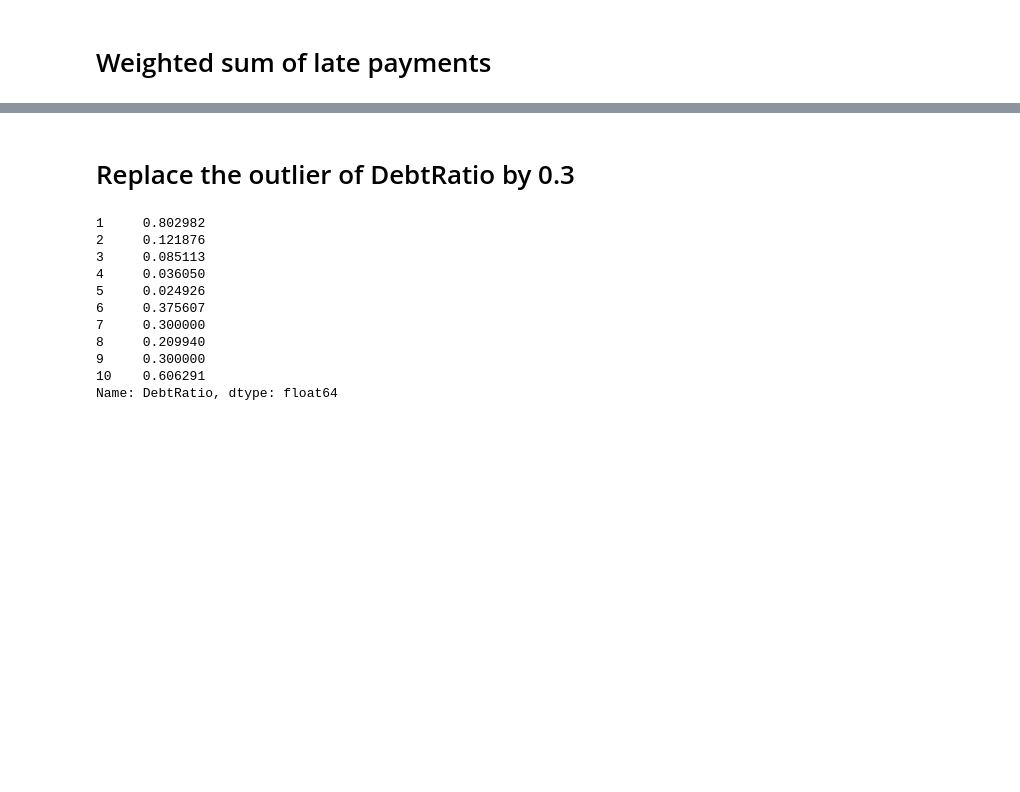
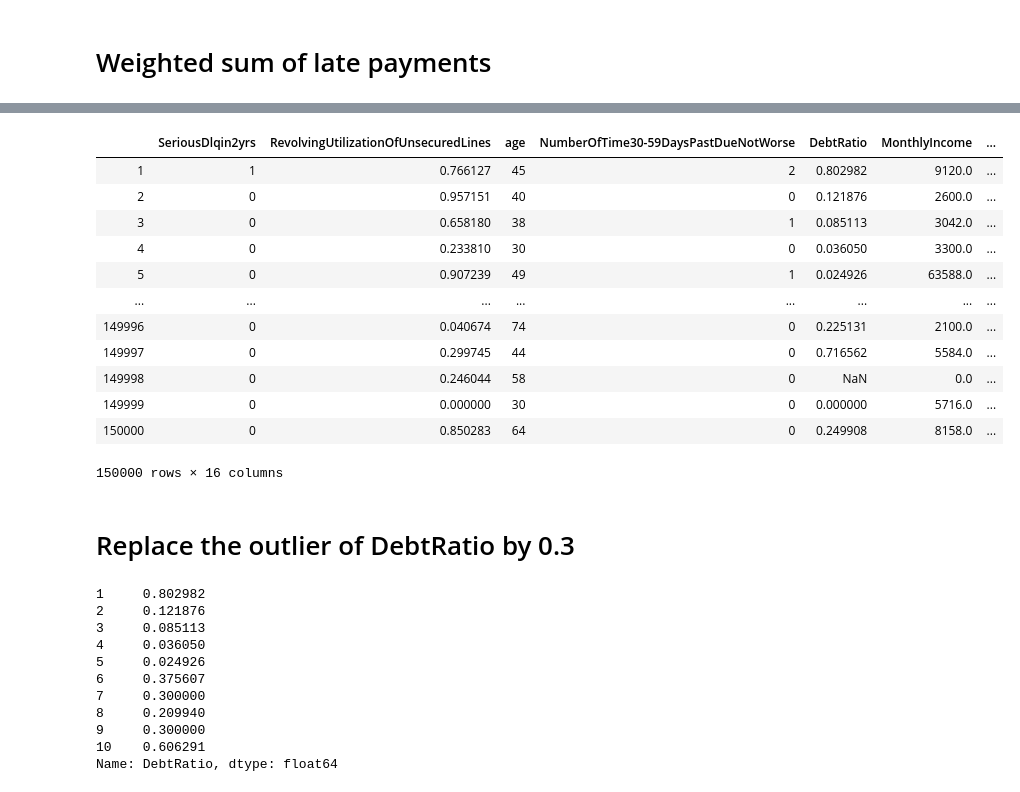
Before and after one commit to Simplon-IA-Bdx-1/give-me-some-credit-Malaika-p, a Jupyter notebook: new_features_give_me_credit.ipynb, the cells around one changed output, grey strips where cells are left out. Saved outputs shown, nothing was run; the diff lists cells and outputs as text; code cells hidden in the pictures; blank space fills up the shorter version.

```diff
--- a/new_features_give_me_credit.ipynb
+++ b/new_features_give_me_credit.ipynb
@@ -15,6 +20,6 @@ Files must be placed in the same directory as this file. Alternatively, modify t
 fulltrain=read_csv('./cs-training.csv', index_col=0)
 test=read_csv('./cs-test.csv', index_col=0)
 
-dataSets=[fulltrain,test]
+data_sets=[fulltrain,test] #pour travailler sur les 2 datasets
 # %% [output]
 /home/devel/handson-ml/projet_appliquer/give_me_some_credit
@@ -286,3 +260,19 @@ for df in [fulltrain, test]:
     df['WeightedOfLatePayment']=   (df['NumberOfTime30-59DaysPastDueNotWorse']*1) + (df['NumberOfTime60-89DaysPastDueNotWorse']*2) + (df['NumberOfTimes90DaysLate']*3)
+# %%
+data_sets[0]
+# %% [output]
+|  | SeriousDlqin2yrs | RevolvingUtilizationOfUnsecuredLines | age | NumberOfTime30-59DaysPastDueNotWorse | DebtRatio | MonthlyIncome | ... |
+| 1 | 1 | 0.766127 | 45 | 2 | 0.802982 | 9120.0 | ... |
+| 2 | 0 | 0.957151 | 40 | 0 | 0.121876 | 2600.0 | ... |
+| 3 | 0 | 0.658180 | 38 | 1 | 0.085113 | 3042.0 | ... |
+| 4 | 0 | 0.233810 | 30 | 0 | 0.036050 | 3300.0 | ... |
+| 5 | 0 | 0.907239 | 49 | 1 | 0.024926 | 63588.0 | ... |
+| ... | ... | ... | ... | ... | ... | ... | ... |
+| 149996 | 0 | 0.040674 | 74 | 0 | 0.225131 | 2100.0 | ... |
+| 149997 | 0 | 0.299745 | 44 | 0 | 0.716562 | 5584.0 | ... |
+| 149998 | 0 | 0.246044 | 58 | 0 | NaN | 0.0 | ... |
+| 149999 | 0 | 0.000000 | 30 | 0 | 0.000000 | 5716.0 | ... |
+| 150000 | 0 | 0.850283 | 64 | 0 | 0.249908 | 8158.0 | ... |
+150000 rows × 16 columns
 # %% [markdown]
 # Replace the outlier of DebtRatio by 0.3
```
Also changed, not shown: parts of 47 cells of this notebook.
